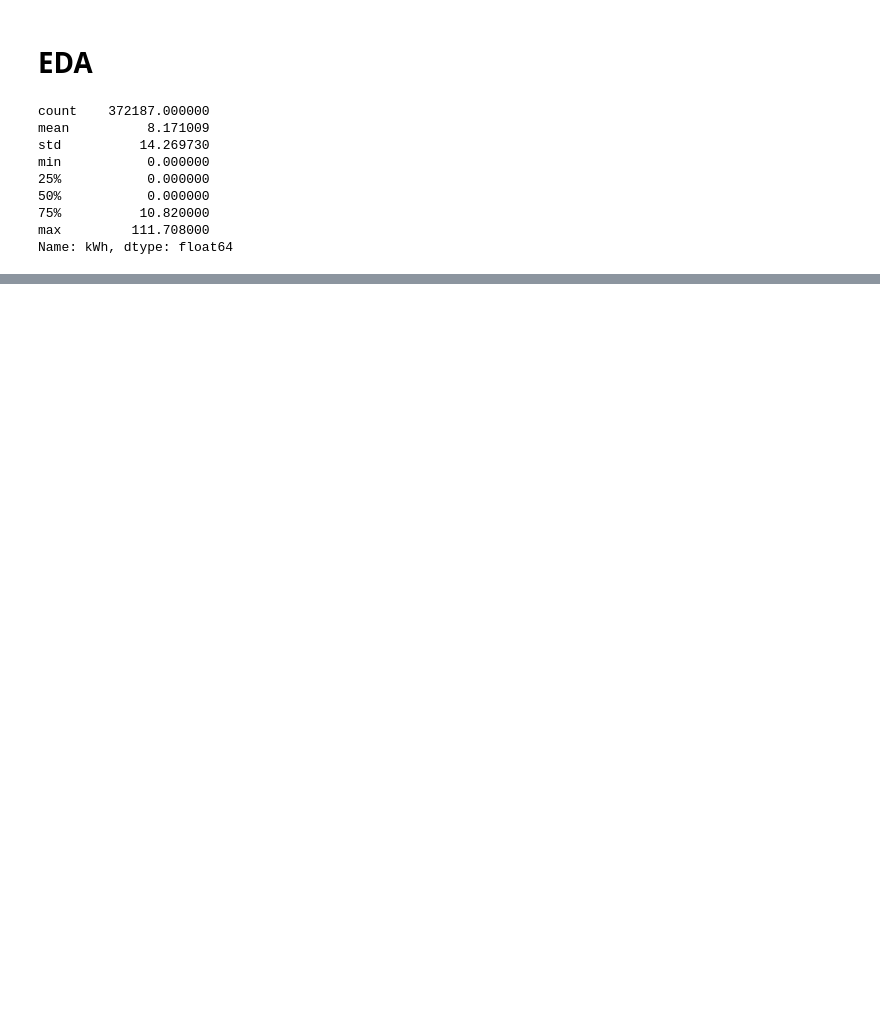
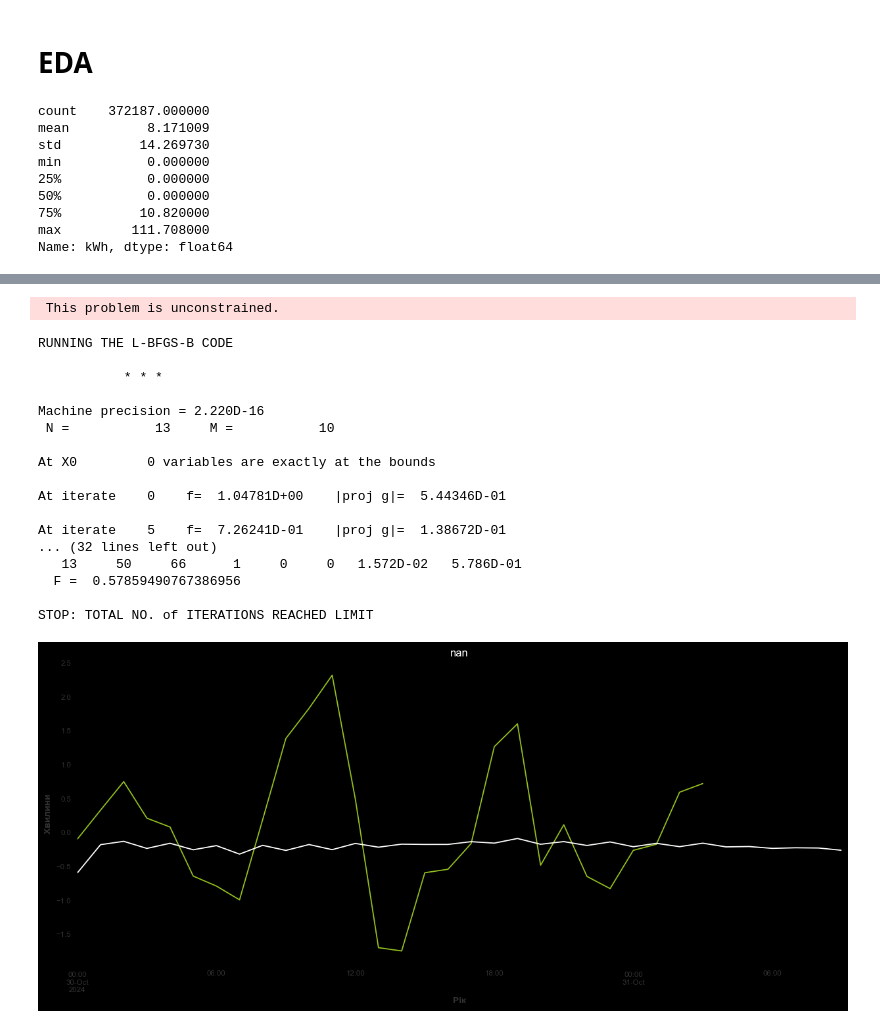
Before and after one commit to Lkupybida/ArtficialInteligenceCourseProject, a Jupyter notebook: nastiia.ipynb, the cells around one changed output, grey strips where cells are left out. Saved outputs shown, nothing was run; the diff lists cells and outputs as text; code cells hidden in the pictures; blank space fills up the shorter version.

```diff
--- a/nastiia.ipynb
+++ b/nastiia.ipynb
@@ -145,0 +177,69 @@ plt.show()
+# %%
+from statsmodels.tsa.statespace.sarimax import SARIMAX
+from statsmodels.tsa.seasonal import seasonal_decompose
+import pandas as pd
+from statsmodels.tools.eval_measures import rmse
+
+df = pd.read_csv('data/clean/hourly.csv')
+df['time'] = pd.to_datetime(df['time'], format='%Y-%m-%d %H:%M:%S')
+df.set_index(df['time'], inplace=True)
+df = df.sort_index()
+df['kWh'] = df['kWh'].rolling(window=24*7).mean()
+df = df.dropna()
+
+decomposition_additive = seasonal_decompose(df['kWh'], model='additive', period=24)
+
+test_resid = decomposition_additive.resid.loc['2024-10-30 00:00:00':'2024-10-31 09:00:00']
+train_resid = decomposition_additive.resid.loc['2021-01-01 00:00:00':'2024-10-30 00:00:00']
+
+test_seasonal = decomposition_additive.seasonal.loc['2024-10-30 00:00:00':'2024-10-31 09:00:00']
+train_seasonal = decomposition_additive.seasonal.loc['2021-01-01 00:00:00':'2024-10-30 00:00:00']
+
+test_trend = decomposition_additive.trend.loc['2024-10-30 00:00:00':'2024-10-31 09:00:00']
+train_trend = decomposition_additive.trend.loc['2021-01-01 00:00:00':'2024-10-30 00:00:00']
+
+model_sarima = SARIMAX(endog=train_resid, order=(5,2,5), seasonal_order=(1,1,1,24), dates=df['time']).fit()
+preds_resid = model_sarima.predict(start='2024-10-30 00:00:00', end='2024-10-31 09:00:00')
+preds_trend = test_trend
+preds_seasonal = train_seasonal
+preds_overall = preds_resid+test_trend+test_seasonal
+
+weekly_charging_time = test_resid
+preds_overall = preds_resid
+plt.figure(figsize=(15, 6))
+plt.title(rmse(preds_resid, test_resid))
+weekly_charging_time.plot(kind='line', color='#94C01F')
+preds_overall.plot(kind='line', color='#FFFFFF')
+ax = plt.gca()
+ax.spines['top'].set_color('none')
+ax.spines['right'].set_color('none')
+ax.spines['bottom'].set_color('#333333')
+ax.spines['left'].set_color('#333333')
+plt.xlabel('Рік')
+plt.ylabel('Хвилини')
+plt.gca().set_facecolor('black')
+plt.gcf().set_facecolor('black')
+plt.gcf().patch.set_edgecolor('black')
+plt.gcf().patch.set_linewidth(0)
+plt.grid(False)
+plt.show()
+# %% [output]
+ This problem is unconstrained.
+RUNNING THE L-BFGS-B CODE
+
+           * * *
+
+Machine precision = 2.220D-16
+ N =           13     M =           10
+
+At X0         0 variables are exactly at the bounds
+
+At iterate    0    f=  1.04781D+00    |proj g|=  5.44346D-01
+
+At iterate    5    f=  7.26241D-01    |proj g|=  1.38672D-01
+... (32 lines left out)
+   13     50     66      1     0     0   1.572D-02   5.786D-01
+  F =  0.57859490767386956
+
+STOP: TOTAL NO. of ITERATIONS REACHED LIMIT
+[figure, added]
```
Also changed, not shown: parts of 11 cells of this notebook, 14 other files.
